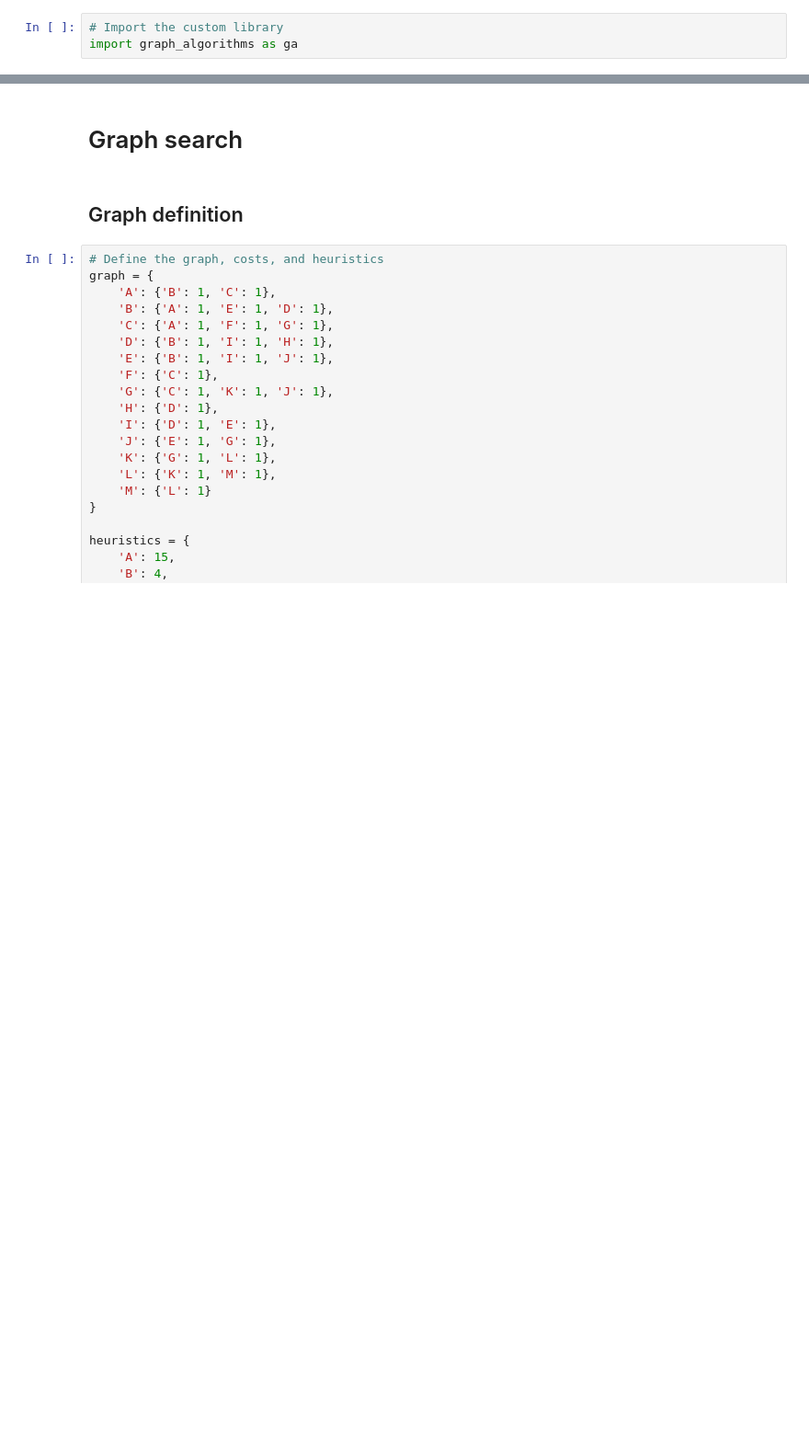
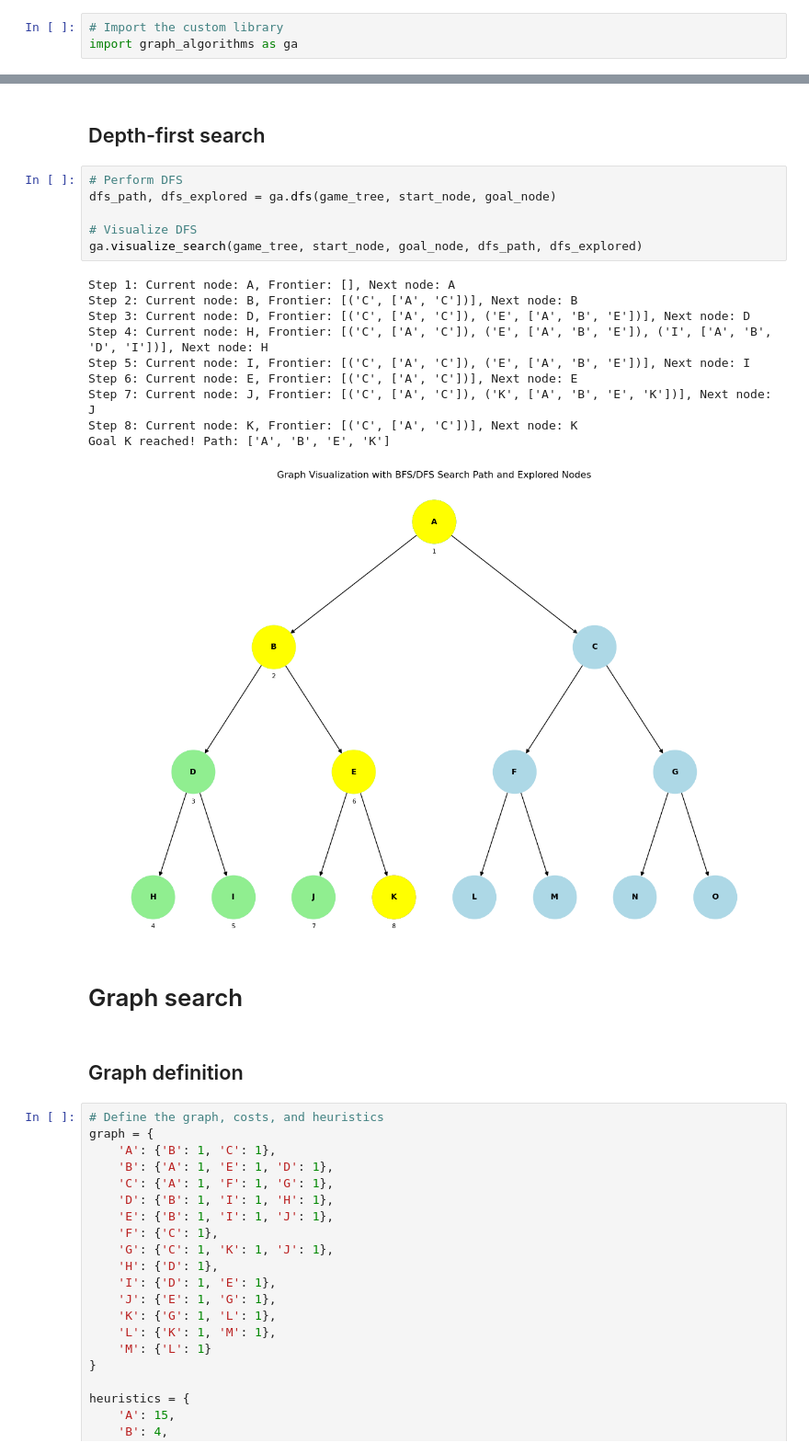
Before and after one commit to alpacfer/intro_to_ai, a Jupyter notebook: graphs_introai.ipynb, the cells around one changed output, grey strips where cells are left out. Shown: that part at 92% size. Cells and saved outputs as stored; diff of their text form; blank space fills up the shorter version.

```diff
--- a/graphs_introai.ipynb
+++ b/graphs_introai.ipynb
@@ -4,3 +43,22 @@ import graph_algorithms as ga
+# %% [markdown]
+## Depth-first search
+# %%
+# Perform DFS
+dfs_path, dfs_explored = ga.dfs(game_tree, start_node, goal_node)
+
+# Visualize DFS
+ga.visualize_search(game_tree, start_node, goal_node, dfs_path, dfs_explored)
+# %% [output]
+Step 1: Current node: A, Frontier: [], Next node: A
+Step 2: Current node: B, Frontier: [('C', ['A', 'C'])], Next node: B
+Step 3: Current node: D, Frontier: [('C', ['A', 'C']), ('E', ['A', 'B', 'E'])], Next node: D
+Step 4: Current node: H, Frontier: [('C', ['A', 'C']), ('E', ['A', 'B', 'E']), ('I', ['A', 'B', 'D', 'I'])], Next node: H
+Step 5: Current node: I, Frontier: [('C', ['A', 'C']), ('E', ['A', 'B', 'E'])], Next node: I
+Step 6: Current node: E, Frontier: [('C', ['A', 'C'])], Next node: E
+Step 7: Current node: J, Frontier: [('C', ['A', 'C']), ('K', ['A', 'B', 'E', 'K'])], Next node: J
+Step 8: Current node: K, Frontier: [('C', ['A', 'C'])], Next node: K
+Goal K reached! Path: ['A', 'B', 'E', 'K']
+[figure, added]
 # %% [markdown]
 # Graph search
 # %% [markdown]
```
Also changed, not shown: parts of 5 cells of this notebook, 2 other files.
